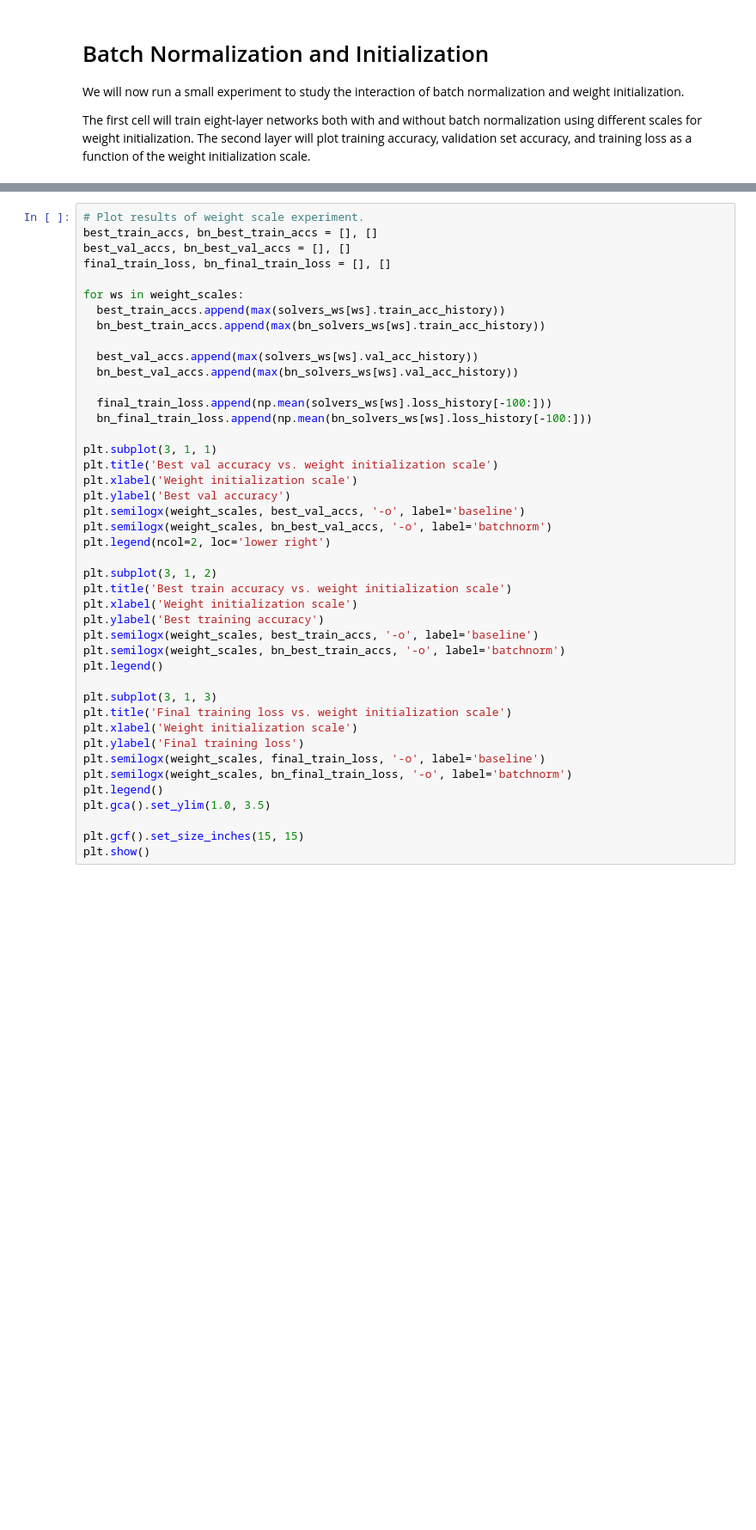
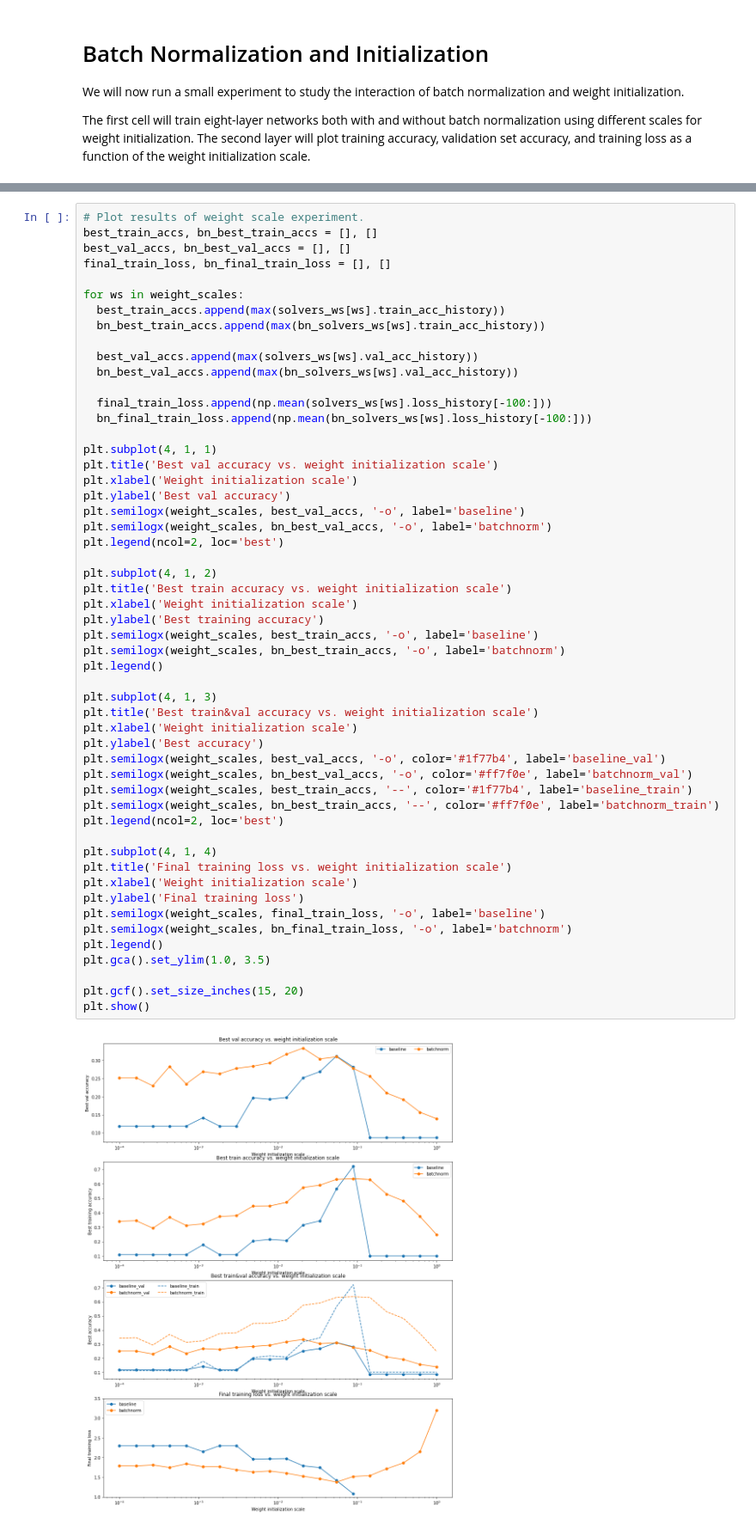
Before and after one commit to AgainstEntropy/CS231n-assignment2021, a Jupyter notebook: assignment2/BatchNormalization.ipynb, the cells around one changed output, grey strips where cells are left out. Shown: that part at 86% size. Cells and saved outputs as stored; diff of their text form; blank space fills up the shorter version.

Commit message:
1.layer_utils.py integrate affine, bn, ln and relu. 2.BatchNormalization.ipynb complete.

```diff
--- a/assignment2/BatchNormalization.ipynb
+++ b/assignment2/BatchNormalization.ipynb
@@ -406,38 +465,50 @@ for ws in weight_scales:
   bn_best_train_accs.append(max(bn_solvers_ws[ws].train_acc_history))
 
   best_val_accs.append(max(solvers_ws[ws].val_acc_history))
   bn_best_val_accs.append(max(bn_solvers_ws[ws].val_acc_history))
 
   final_train_loss.append(np.mean(solvers_ws[ws].loss_history[-100:]))
   bn_final_train_loss.append(np.mean(bn_solvers_ws[ws].loss_history[-100:]))
 
-plt.subplot(3, 1, 1)
+plt.subplot(4, 1, 1)
 plt.title('Best val accuracy vs. weight initialization scale')
 plt.xlabel('Weight initialization scale')
 plt.ylabel('Best val accuracy')
 plt.semilogx(weight_scales, best_val_accs, '-o', label='baseline')
 plt.semilogx(weight_scales, bn_best_val_accs, '-o', label='batchnorm')
-plt.legend(ncol=2, loc='lower right')
+plt.legend(ncol=2, loc='best')
 
-plt.subplot(3, 1, 2)
+plt.subplot(4, 1, 2)
 plt.title('Best train accuracy vs. weight initialization scale')
 plt.xlabel('Weight initialization scale')
 plt.ylabel('Best training accuracy')
 plt.semilogx(weight_scales, best_train_accs, '-o', label='baseline')
 plt.semilogx(weight_scales, bn_best_train_accs, '-o', label='batchnorm')
 plt.legend()
 
-plt.subplot(3, 1, 3)
+plt.subplot(4, 1, 3)
+plt.title('Best train&val accuracy vs. weight initialization scale')
+plt.xlabel('Weight initialization scale')
+plt.ylabel('Best accuracy')
+plt.semilogx(weight_scales, best_val_accs, '-o', color='#1f77b4', label='baseline_val')
+plt.semilogx(weight_scales, bn_best_val_accs, '-o', color='#ff7f0e', label='batchnorm_val')
+plt.semilogx(weight_scales, best_train_accs, '--', color='#1f77b4', label='baseline_train')
+plt.semilogx(weight_scales, bn_best_train_accs, '--', color='#ff7f0e', label='batchnorm_train')
+plt.legend(ncol=2, loc='best')
+
+plt.subplot(4, 1, 4)
 plt.title('Final training loss vs. weight initialization scale')
 plt.xlabel('Weight initialization scale')
 plt.ylabel('Final training loss')
 plt.semilogx(weight_scales, final_train_loss, '-o', label='baseline')
 plt.semilogx(weight_scales, bn_final_train_loss, '-o', label='batchnorm')
 plt.legend()
 plt.gca().set_ylim(1.0, 3.5)
 
-plt.gcf().set_size_inches(15, 15)
+plt.gcf().set_size_inches(15, 20)
 plt.show()
+# %% [output]
+[figure, added]
 # %% [markdown]
 ## Inline Question 1:
 Describe the results of this experiment. How does the weight initialization scale affect models with/without batch normalization differently, and why?
```
Also changed, not shown: parts of 14 cells of this notebook, 3 other files.
